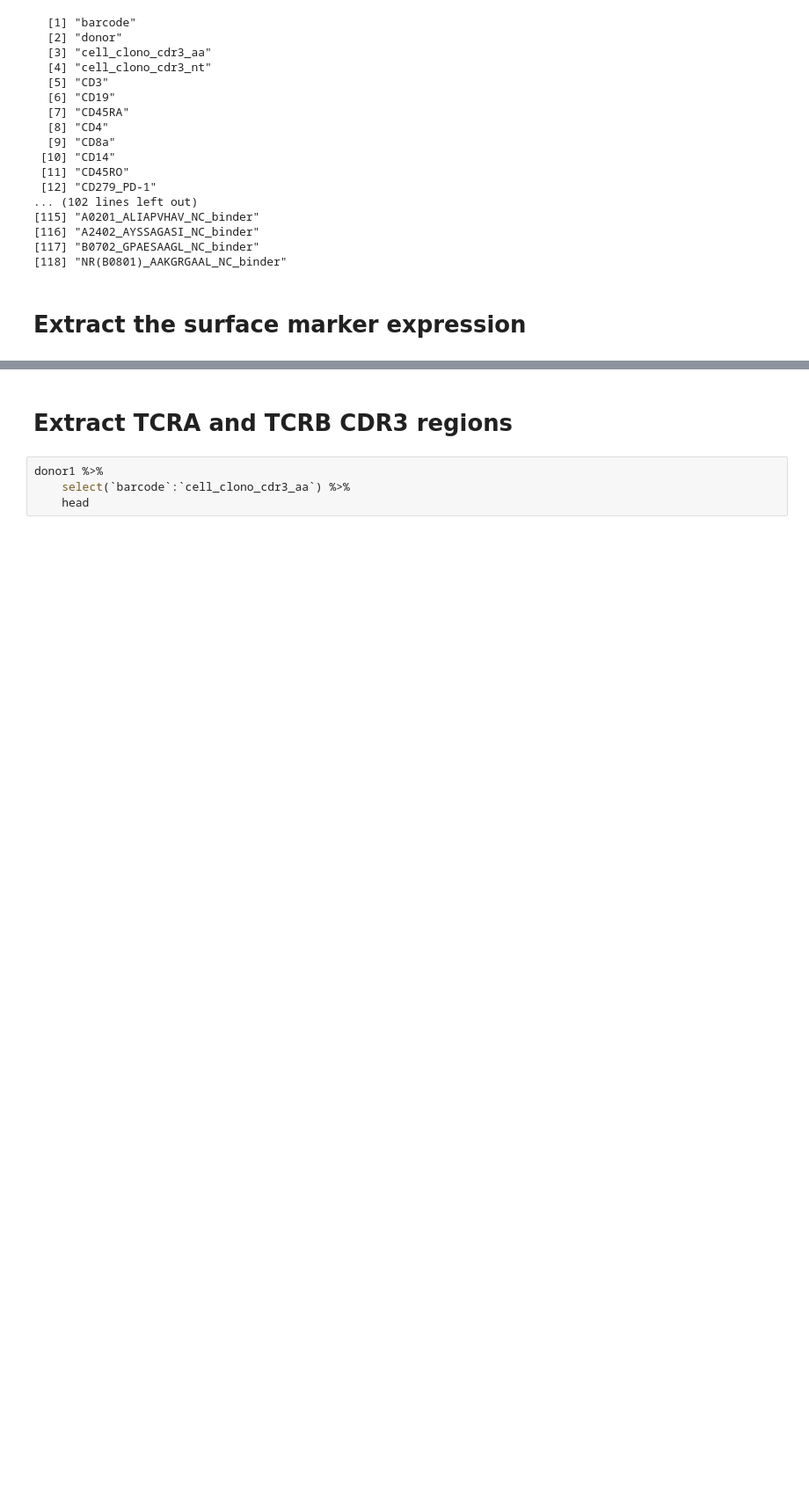
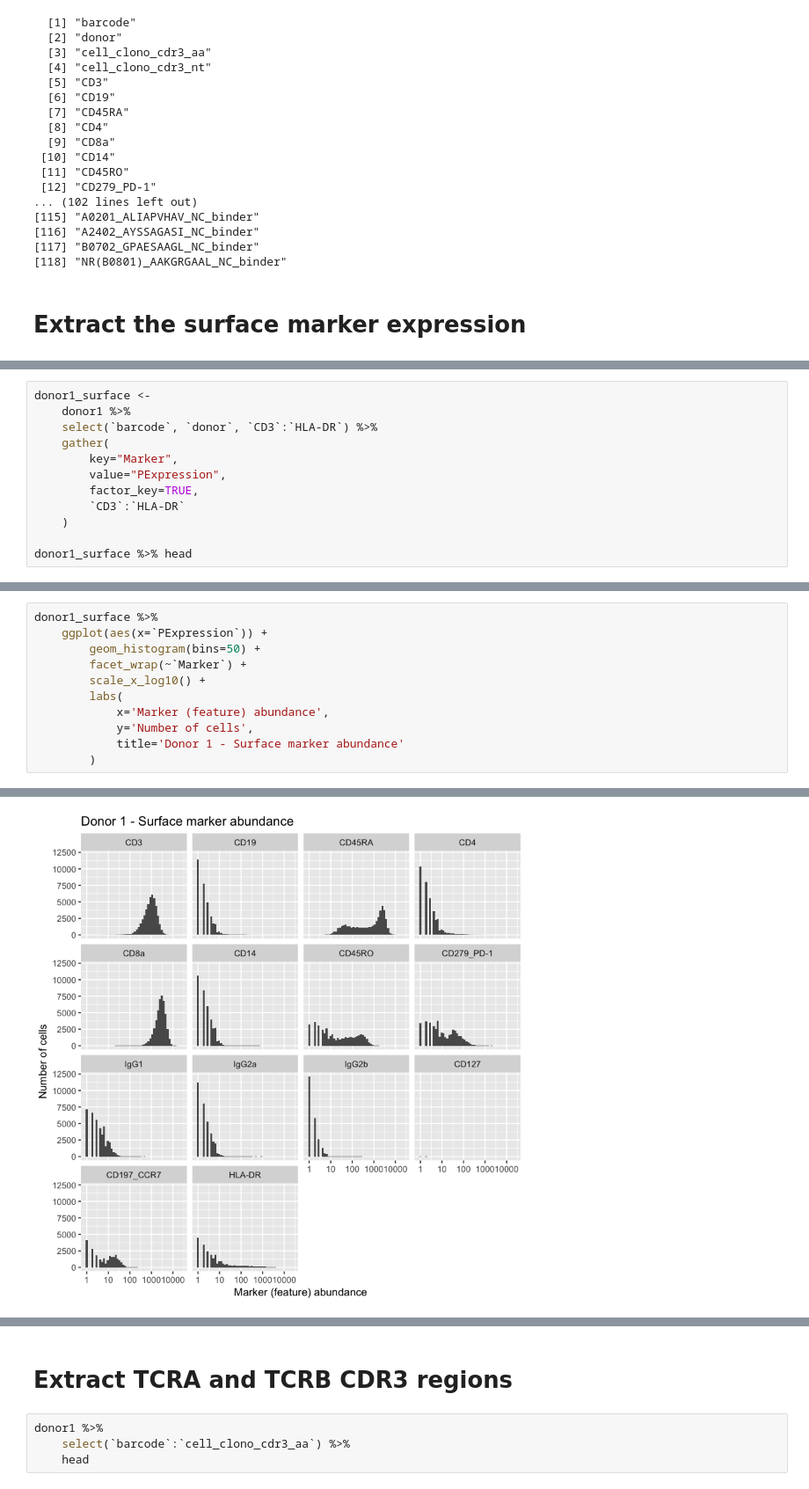
Before and after one commit to armish/10x-anwoei, a Jupyter notebook: analyses/Practice - Donor 1.ipynb, the cells around one changed output, grey strips where cells are left out. Shown at 88% size. Saved outputs shown, nothing was run; the diff lists cells and outputs as text; blank space fills up the shorter version.

```diff
--- a/analyses/Practice - Donor 1.ipynb
+++ b/analyses/Practice - Donor 1.ipynb
@@ -102,0 +85,12 @@ donor1_surface %>%
+# %%
+donor1_surface <-
+    donor1 %>%
+    select(`barcode`, `donor`, `CD3`:`HLA-DR`) %>%
+    gather(
+        key="Marker",
+        value="PExpression",
+        factor_key=TRUE,
+        `CD3`:`HLA-DR`
+    )
+
+donor1_surface %>% head
@@ -102,0 +105,12 @@ donor1_surface %>%
+# %%
+donor1_surface %>%
+    ggplot(aes(x=`PExpression`)) +
+        geom_histogram(bins=50) +
+        facet_wrap(~`Marker`) +
+        scale_x_log10() +
+        labs(
+            x='Marker (feature) abundance',
+            y='Number of cells',
+            title='Donor 1 - Surface marker abundance'
+        )
+# %% [output]
@@ -103 +120,2 @@ donor1_surface %>%
+[figure, added]
 # %%
```
Also changed, not shown: parts of 6 cells of this notebook.
